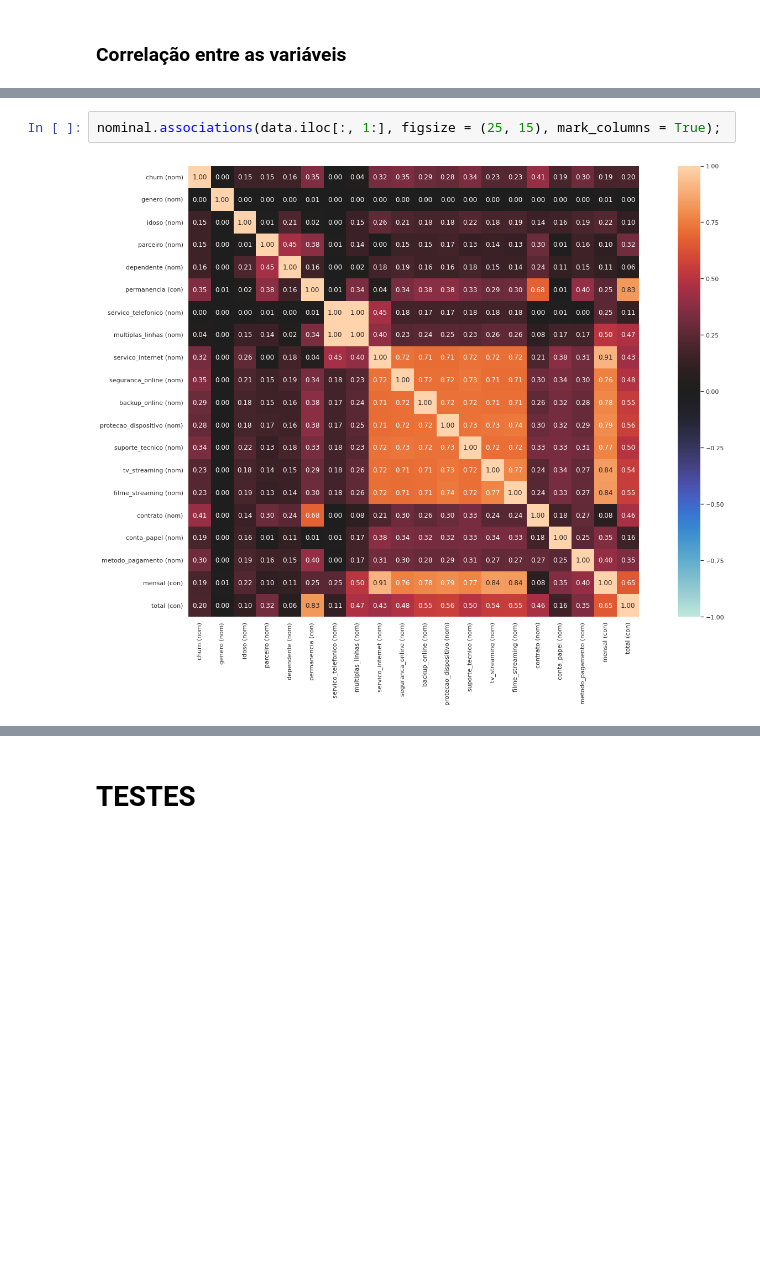
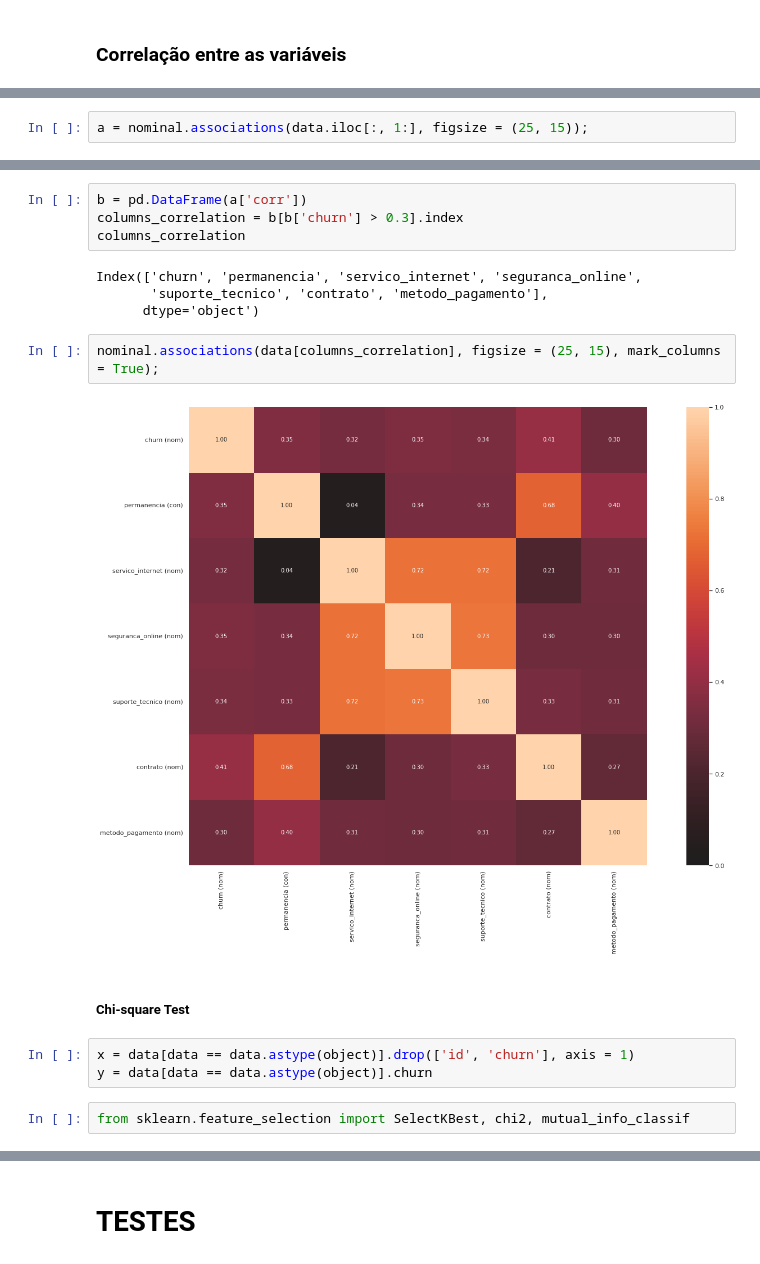
Before and after one commit to guicastrorl/alura_challenge_ds, a Jupyter notebook: notebooks/semana_02.ipynb, the cells around one changed output, grey strips where cells are left out. Cells and saved outputs as stored; diff of their text form; blank space fills up the shorter version.

```diff
--- a/notebooks/semana_02.ipynb
+++ b/notebooks/semana_02.ipynb
@@ -449,0 +533,2 @@ plt.show()
+# %%
+a = nominal.associations(data.iloc[:, 1:], figsize = (25, 15));
@@ -450,4 +537,19 @@ plt.show()
+# %%
+b = pd.DataFrame(a['corr'])
+columns_correlation = b[b['churn'] > 0.3].index
+columns_correlation
+# %% [output]
+Index(['churn', 'permanencia', 'servico_internet', 'seguranca_online',
+       'suporte_tecnico', 'contrato', 'metodo_pagamento'],
+      dtype='object')
 # %%
-nominal.associations(data.iloc[:, 1:], figsize = (25, 15), mark_columns = True);
+nominal.associations(data[columns_correlation], figsize = (25, 15), mark_columns = True);
 # %% [output]
-[figure, old version]
+[figure, new version]
+# %% [markdown]
+##### Chi-square Test
+# %%
+x = data[data == data.astype(object)].drop(['id', 'churn'], axis = 1)
+y = data[data == data.astype(object)].churn
+# %%
+from sklearn.feature_selection import SelectKBest, chi2, mutual_info_classif
```
Also changed, not shown: parts of 38 cells of this notebook, 41 other files.
